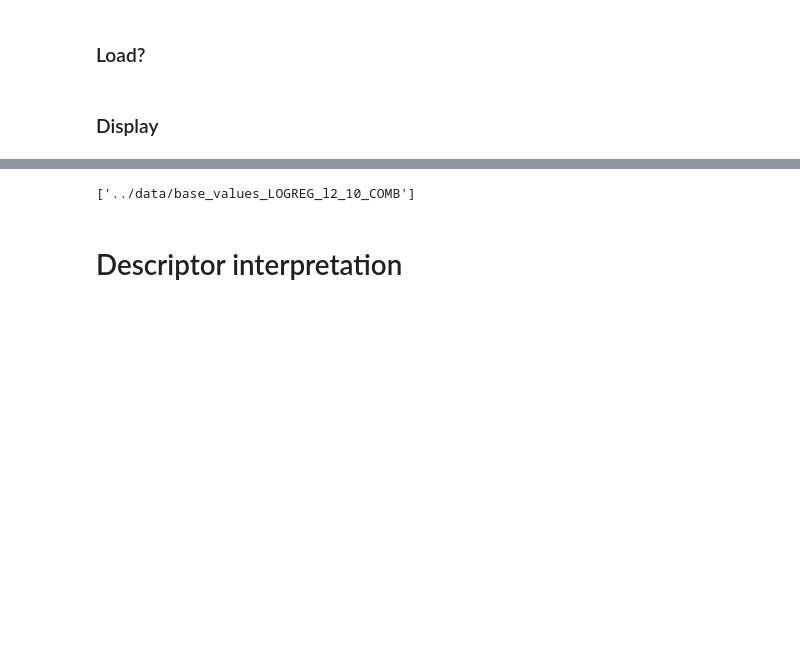
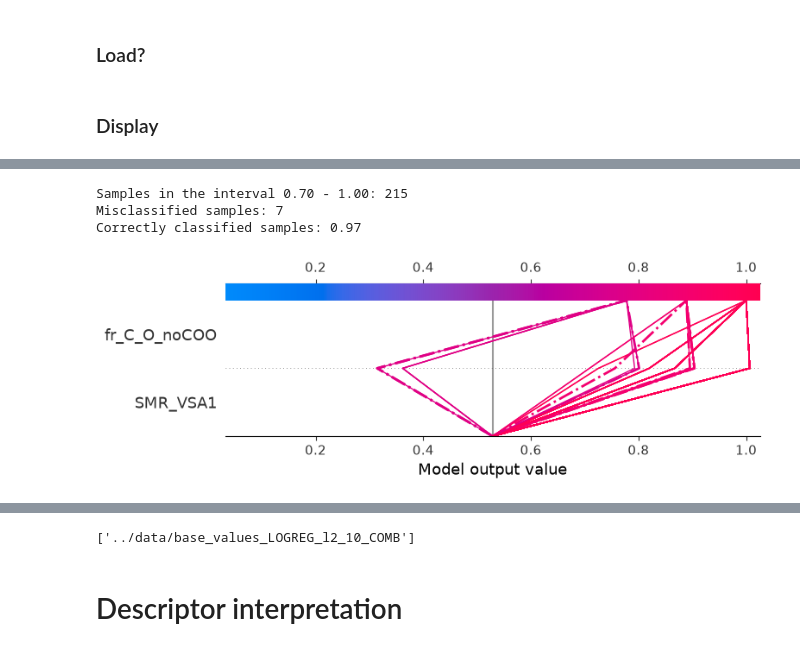
Before and after one commit to seacunilever/mlchem, a Jupyter notebook: examples/9 - Model Interpretation/model_interpretation.ipynb, the cells around one changed output, grey strips where cells are left out. Cells and saved outputs as stored; diff of their text form; code cells hidden in the pictures; blank space fills up the shorter version.

Commit message:
fix bug preventing decision plots to render

```diff
--- a/examples/9 - Model Interpretation/model_interpretation.ipynb
+++ b/examples/9 - Model Interpretation/model_interpretation.ipynb
@@ -62,2 +65,3 @@ SX.summary_plot()
 # %%
-#SX.decision_plot(0,1)
+SX.decision_plot(0.7,1)
+# %% [output]
@@ -64,3 +69,7 @@ SX.summary_plot()
+Samples in the interval 0.70 - 1.00: 215
+Misclassified samples: 7
+Correctly classified samples: 0.97
+[figure, added]
 # %%
 SX.dependence_plot_all()
 # %% [output]
```
Also changed, not shown: parts of 5 cells of this notebook, 2 other files.
